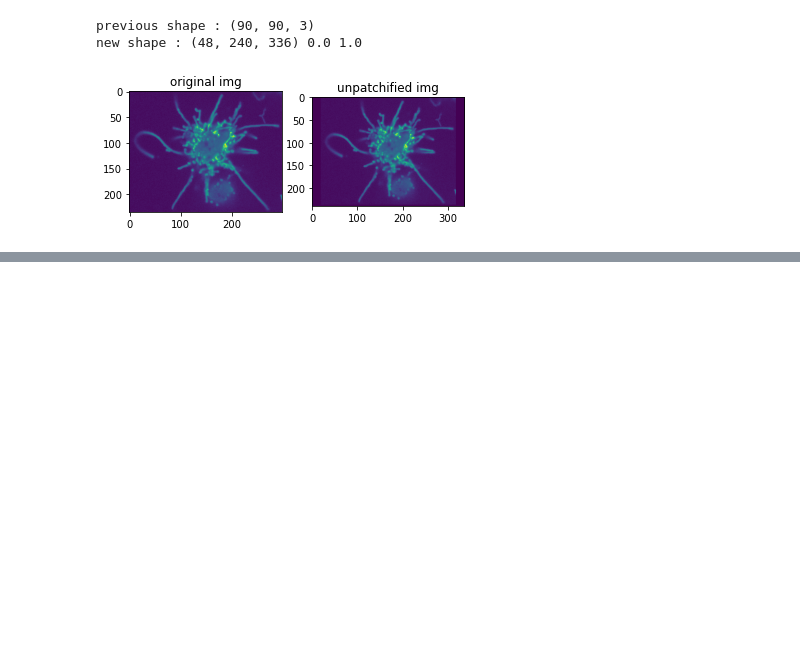
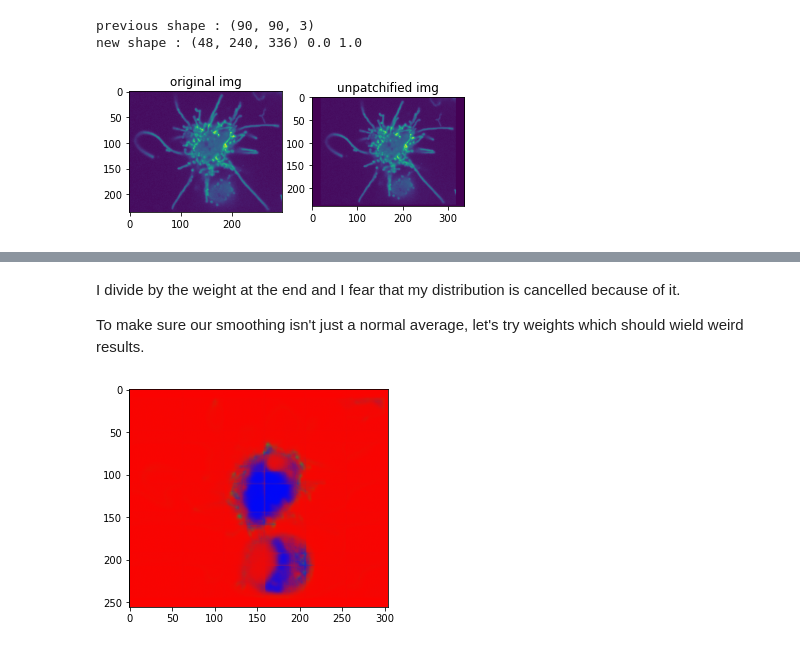
Before and after one commit to linum-uqam/carreno-cytonemes, a Jupyter notebook: notebooks/patchify_example.ipynb, the cells around one changed output, grey strips where cells are left out. Saved outputs shown, nothing was run; the diff lists cells and outputs as text; code cells hidden in the pictures; blank space fills up the shorter version.

Commit message:
making sure weights are considered

```diff
--- a/notebooks/patchify_example.ipynb
+++ b/notebooks/patchify_example.ipynb
@@ -330 +299,17 @@ model out (64, 64, 64, 3)
 [figure]
+# %% [markdown]
+I divide by the weight at the end and I fear that my distribution is cancelled because of it.
+
+To make sure our smoothing isn't just a normal average, let's try weights which should wield weird results.
+# %%
+# build meshgrid kernel
+input_shape = np.array(model.layers[0].input.shape[1:])
+yy, zz, xx = np.meshgrid(np.linspace(0,1,input_shape[0]),np.linspace(0,1,input_shape[1]),np.linspace(0,1,input_shape[2]))
+plt.imshow(xx); plt.show()
+kernel = xx[..., np.newaxis]
+
+pred = patches.volume_pred_from_vol(model, x, stride, kernel)
+plt.imshow(pred[35])
+plt.show()
+# %% [output]
+[figure, added]
```
Also changed, not shown: parts of 7 cells of this notebook.
